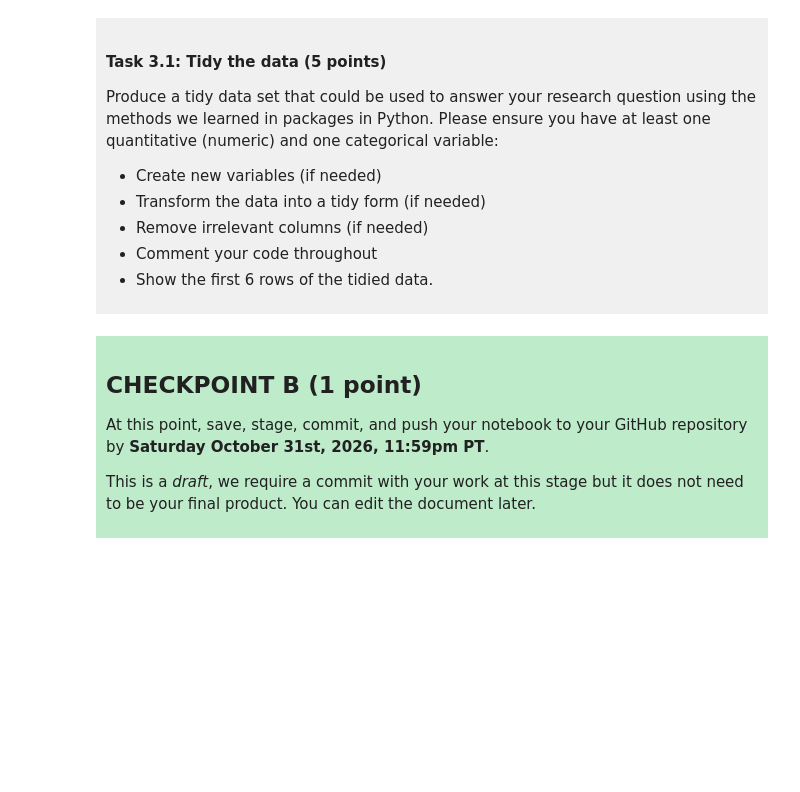
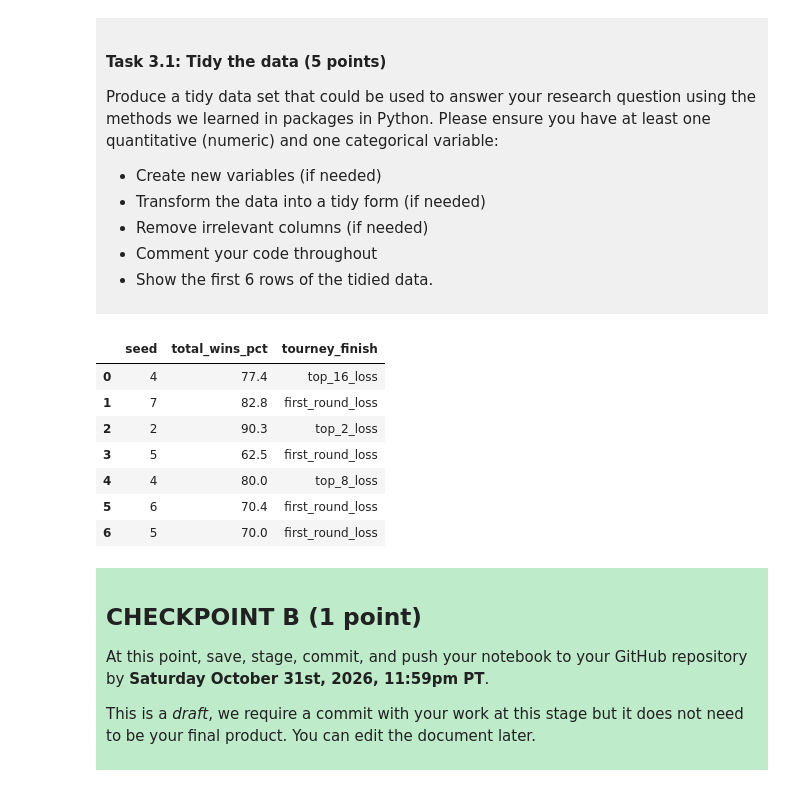
Before and after one commit to JasmineNanra/dsci-100-project-Jasmine, a Jupyter notebook: dsci-100-project-notebook (1).ipynb, the cells around one changed output. Drawn from its saved outputs; the diff is of its cells as text; code cells hidden in the pictures; blank space fills up the shorter version.

```diff
--- a/dsci-100-project-notebook (1).ipynb
+++ b/dsci-100-project-notebook (1).ipynb
@@ -187,7 +198,23 @@ Produce a tidy data set that could be used to answer your research question usin
 
 </div>
 # %%
-### EDIT THIS CODE CELL ###
+#Keep the variables that we need to answer the question, remove all others
+# we need "seed" : numeric predictor, "total_wins_pct" : total win percentage - also a numeric predictor,
+# also need "tourney_finish" which is the tournament outcome and categorical response
+march_madness_tidy = march_madness[["seed", "total_wins_pct","tourney_finish"]].copy()
+
+#Need to display only the first 6 rows of tidy dataset so use head function
+
+march_madness_tidy.head(7)
+# %% [output]
+|  | seed | total_wins_pct | tourney_finish |
+| 0 | 4 | 77.4 | top_16_loss |
+| 1 | 7 | 82.8 | first_round_loss |
+| 2 | 2 | 90.3 | top_2_loss |
+| 3 | 5 | 62.5 | first_round_loss |
+| 4 | 4 | 80.0 | top_8_loss |
+| 5 | 6 | 70.4 | first_round_loss |
+| 6 | 5 | 70.0 | first_round_loss |
 # %% [markdown]
 <div style="background-color: #beebca; padding: 10px;">
 
```
Also changed, not shown: parts of 3 cells of this notebook.
